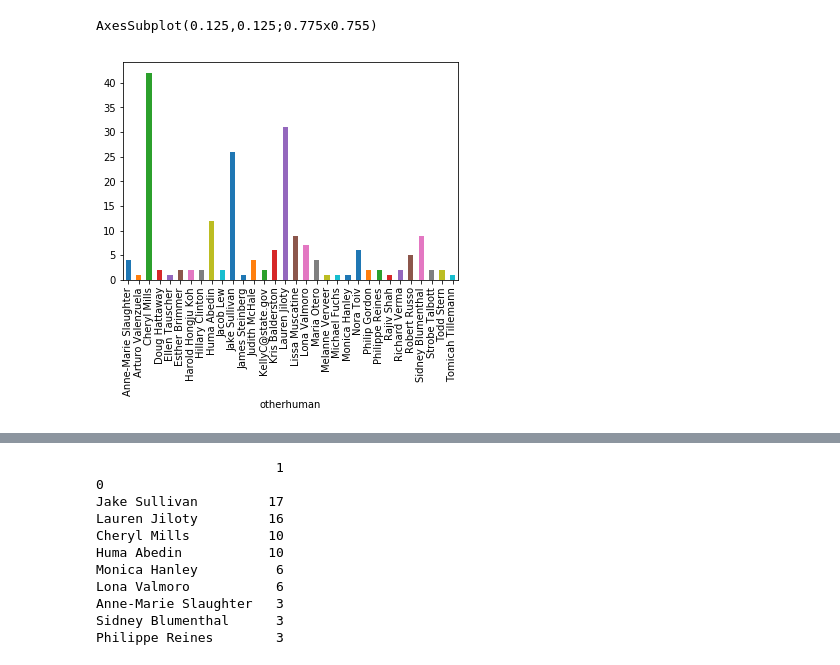
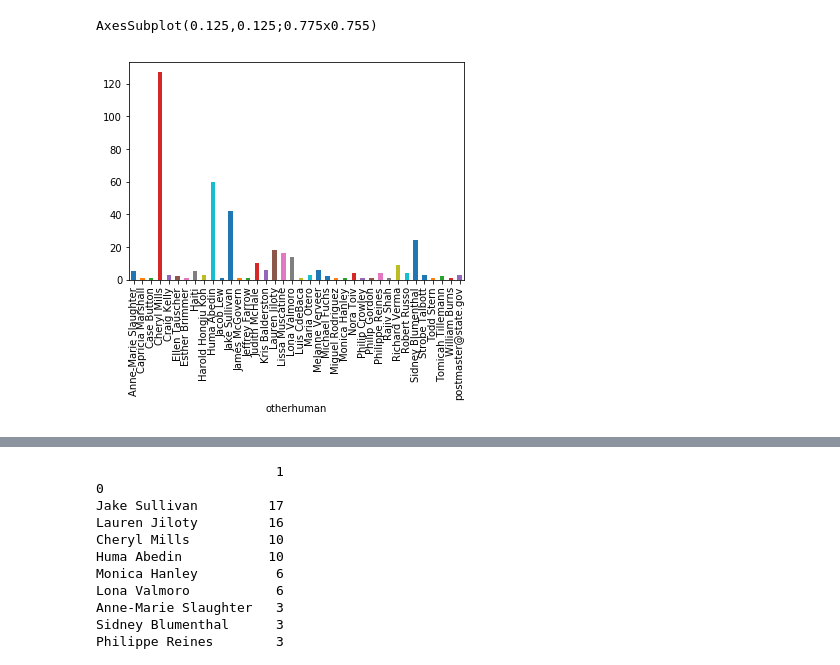
Before and after one commit to mgriswold19/web_scraping_397, a Jupyter notebook: VIZ.ipynb, the cells around one changed output, grey strips where cells are left out. Drawn from its saved outputs; the diff is of its cells as text; code cells hidden in the pictures.

```diff
--- a/VIZ.ipynb
+++ b/VIZ.ipynb
@@ -11,7 +7,7 @@ from datetime import datetime
 import numpy as np
 import pandas as pd
 # %%
-df1 = pd.read_csv('bigout.csv')
+df1 = pd.read_csv('wikileaksout2.csv')
 df2 = DataFrame(df1)
 # %%
 df1['dateindex'] = pd.to_datetime(df1['dateindex'])
@@ -96,5 +38,6 @@ dfmon
 # %%
+dfmon = df1['2010-1']
 print (dfmon.groupby('otherhuman')['otherhuman'].count().plot.bar())
 # %% [output]
 AxesSubplot(0.125,0.125;0.775x0.755)
-[figure, old version]
+[figure, new version]
```
Also changed, not shown: parts of 20 cells of this notebook, 16 other files.
